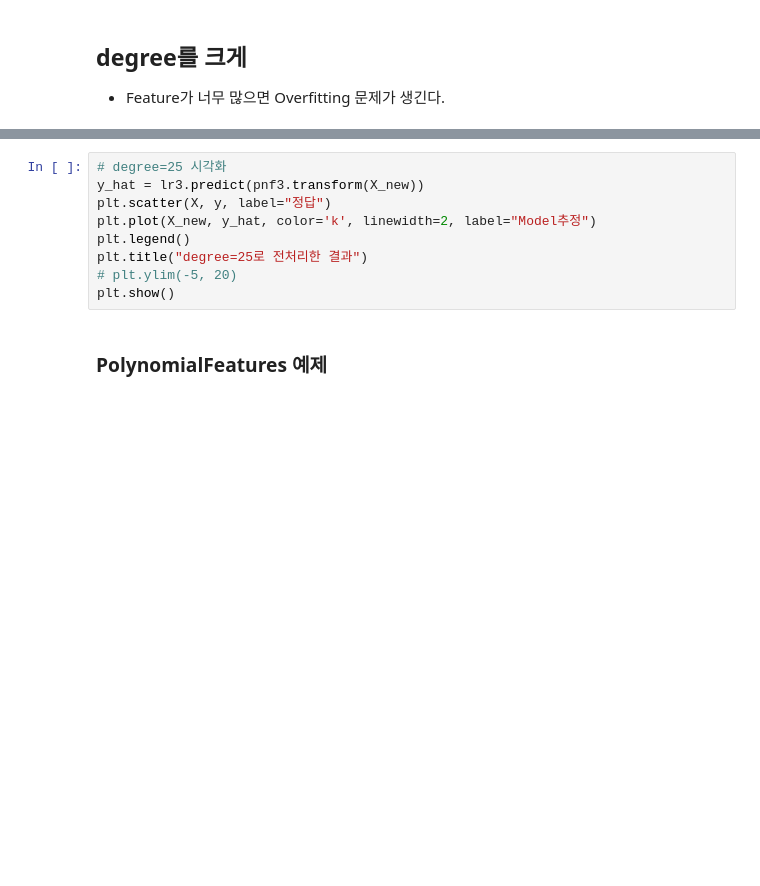
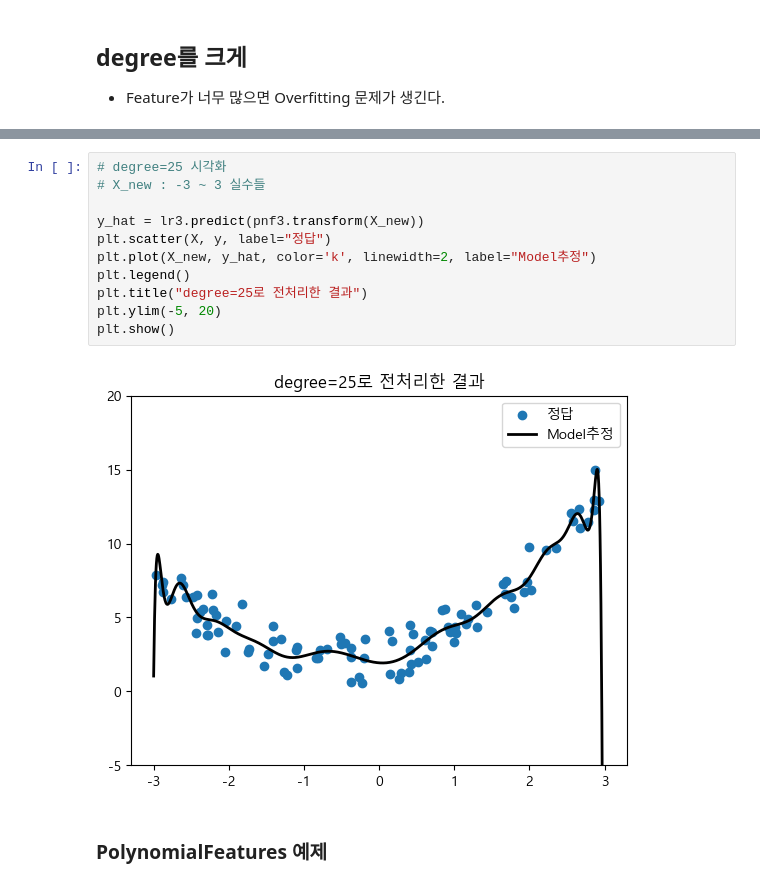
Before and after one commit to mingyu-oo/SKN13_mingyu, a Jupyter notebook: 08_머신러닝/12_선형모델_선형회귀.ipynb, the cells around one changed output, grey strips where cells are left out. Saved outputs shown, nothing was run; the diff lists cells and outputs as text; blank space fills up the shorter version.

```diff
--- a/08_머신러닝/12_선형모델_선형회귀.ipynb
+++ b/08_머신러닝/12_선형모델_선형회귀.ipynb
@@ -214,12 +330,16 @@ print_regression_metrcis(y, pred3)
 # %%
 # degree=25 시각화
+# X_new : -3 ~ 3 실수들
+
 y_hat = lr3.predict(pnf3.transform(X_new))
 plt.scatter(X, y, label="정답")
 plt.plot(X_new, y_hat, color='k', linewidth=2, label="Model추정")
 plt.legend()
 plt.title("degree=25로 전처리한 결과")
-# plt.ylim(-5, 20)
+plt.ylim(-5, 20)
 plt.show()
+# %% [output]
+[figure, added]
 # %% [markdown]
 ### PolynomialFeatures 예제
 # %%
```
Also changed, not shown: parts of 61 cells of this notebook, 39 other files.
